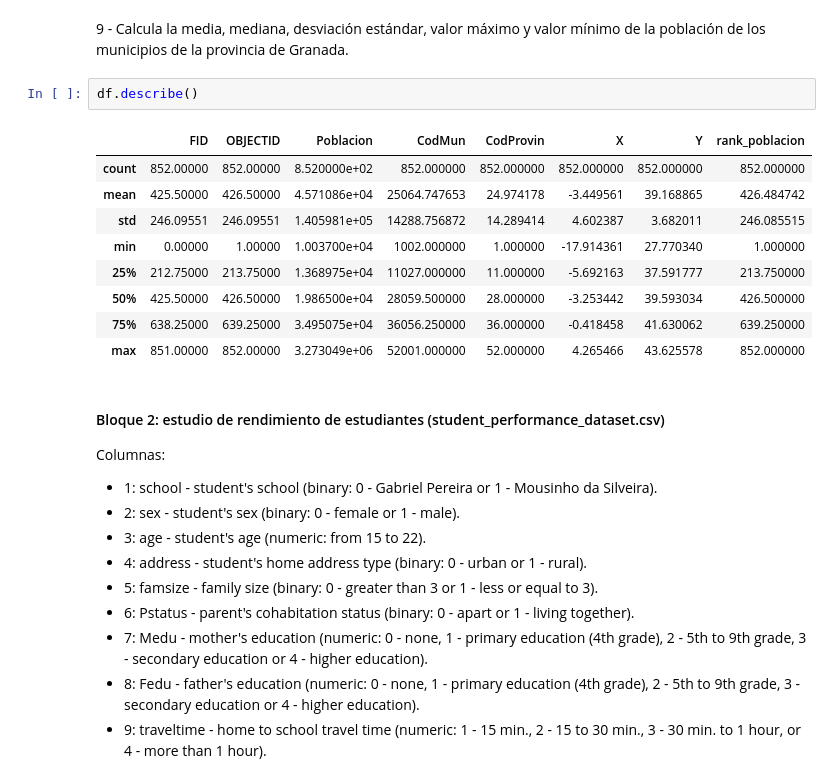
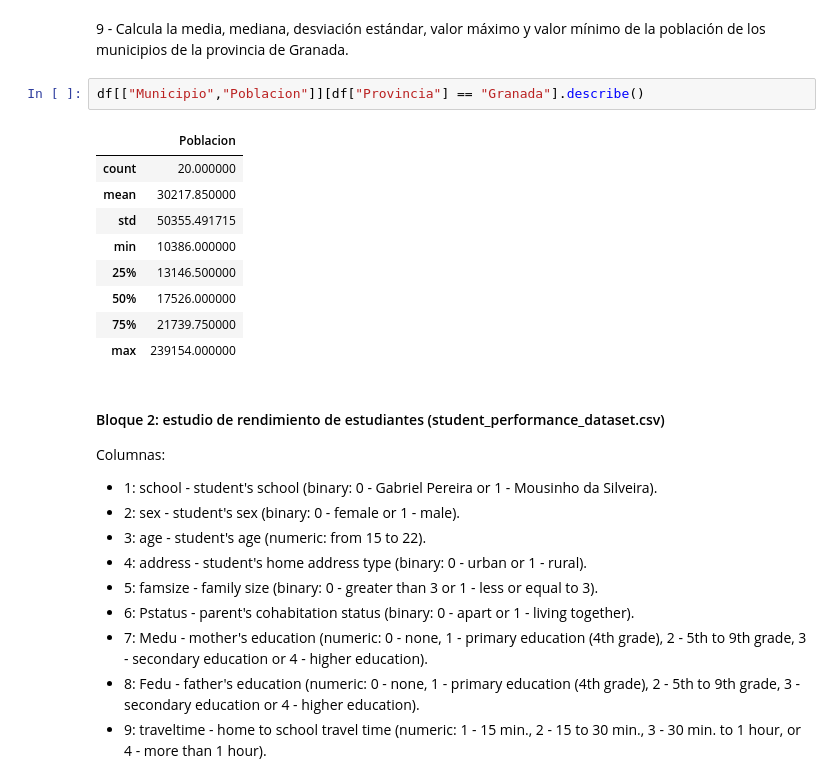
Before and after one commit to ubaldo-peralta-sanchez/python_basics, a Jupyter notebook: 2020_S5_introduccion_pandas.ipynb, the cells around one changed output. Cells and saved outputs as stored; diff of their text form.

```diff
--- a/2020_S5_introduccion_pandas.ipynb
+++ b/2020_S5_introduccion_pandas.ipynb
@@ -1368,17 +1399,17 @@ df_barcelona = df[mask3]
 # %% [markdown]
 9 - Calcula la media, mediana, desviación estándar, valor máximo y valor mínimo de la población de los municipios de la provincia de Granada.
-# %%
-df.describe()
-# %% [output]
-|  | FID | OBJECTID | Poblacion | CodMun | CodProvin | X | Y | rank_poblacion |
-| count | 852.00000 | 852.00000 | 8.520000e+02 | 852.000000 | 852.000000 | 852.000000 | 852.000000 | 852.000000 |
-| mean | 425.50000 | 426.50000 | 4.571086e+04 | 25064.747653 | 24.974178 | -3.449561 | 39.168865 | 426.484742 |
-| std | 246.09551 | 246.09551 | 1.405981e+05 | 14288.756872 | 14.289414 | 4.602387 | 3.682011 | 246.085515 |
-| min | 0.00000 | 1.00000 | 1.003700e+04 | 1002.000000 | 1.000000 | -17.914361 | 27.770340 | 1.000000 |
-| 25% | 212.75000 | 213.75000 | 1.368975e+04 | 11027.000000 | 11.000000 | -5.692163 | 37.591777 | 213.750000 |
-| 50% | 425.50000 | 426.50000 | 1.986500e+04 | 28059.500000 | 28.000000 | -3.253442 | 39.593034 | 426.500000 |
-| 75% | 638.25000 | 639.25000 | 3.495075e+04 | 36056.250000 | 36.000000 | -0.418458 | 41.630062 | 639.250000 |
-| max | 851.00000 | 852.00000 | 3.273049e+06 | 52001.000000 | 52.000000 | 4.265466 | 43.625578 | 852.000000 |
+# %%
+df[["Municipio","Poblacion"]][df["Provincia"] == "Granada"].describe()
+# %% [output]
+|  | Poblacion |
+| count | 20.000000 |
+| mean | 30217.850000 |
+| std | 50355.491715 |
+| min | 10386.000000 |
+| 25% | 13146.500000 |
+| 50% | 17526.000000 |
+| 75% | 21739.750000 |
+| max | 239154.000000 |
 # %% [markdown]
 #### Bloque 2: estudio de rendimiento de estudiantes (student_performance_dataset.csv)
 
```
Also changed, not shown: parts of 9 cells of this notebook.
